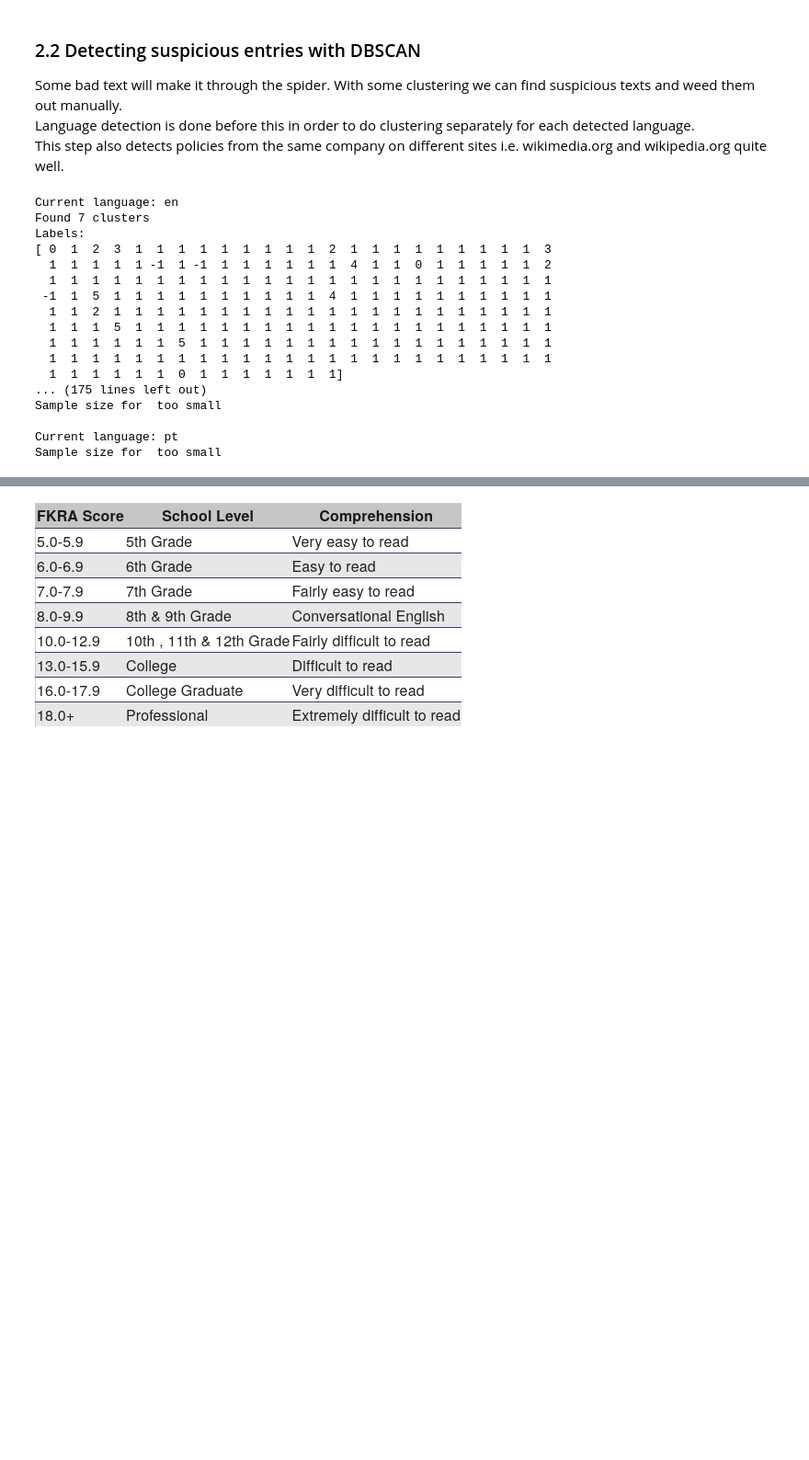
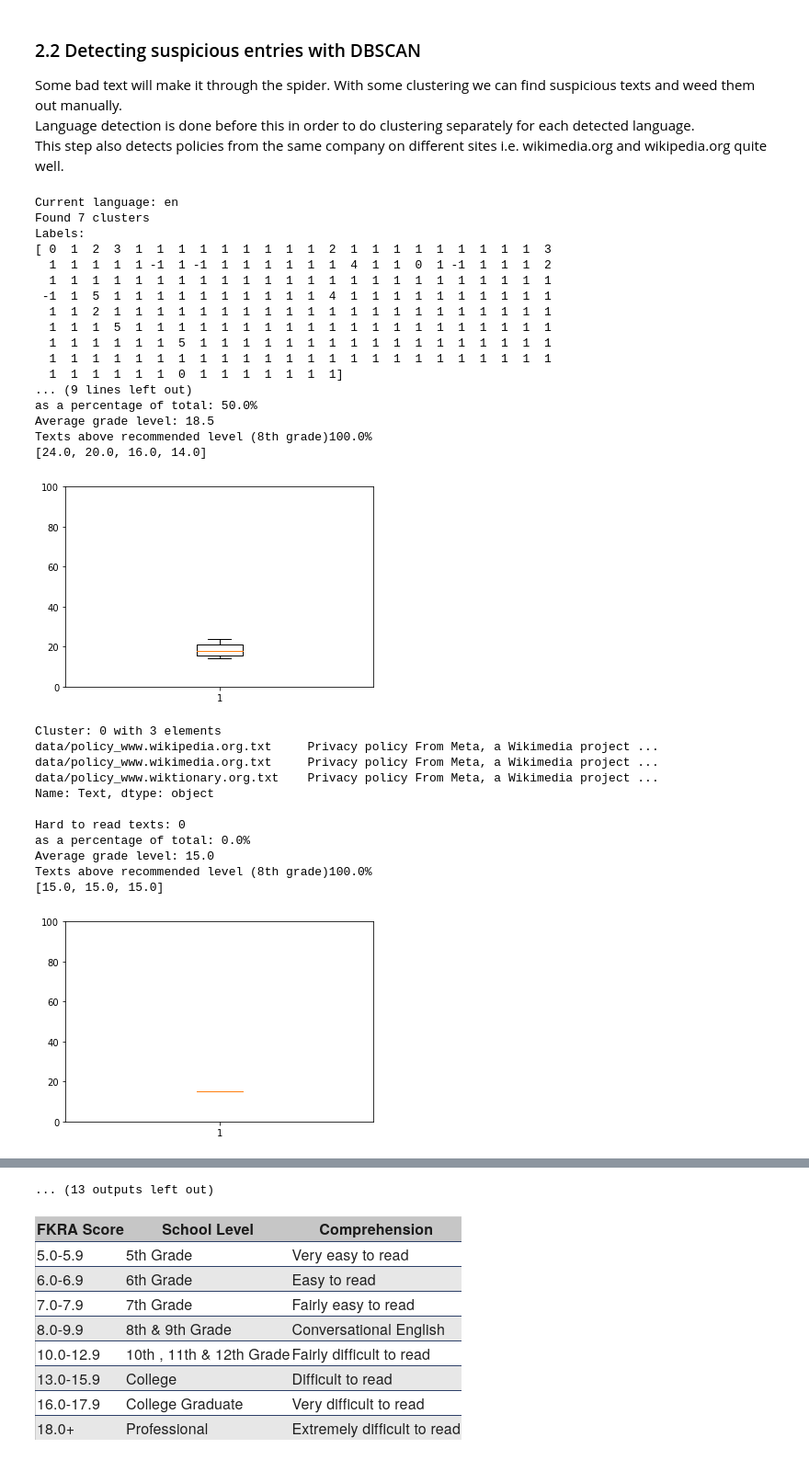
Before and after one commit to gbrsni/policySpider, a Jupyter notebook: Policy analysis.ipynb, the cells around one changed output, grey strips where cells are left out. Shown at 92% size. Saved outputs shown, nothing was run; the diff lists cells and outputs as text; code cells hidden in the pictures; blank space fills up the shorter version.

Commit message:
Added readability score visualizations

```diff
--- a/Policy analysis.ipynb
+++ b/Policy analysis.ipynb
@@ -234,7 +234,12 @@ for lang in langs:
 #         plt.show()
 
         ## Readability analysis
+        ar_readability_scores = []
+
         if lang == "en": ## Readability is only available in english, for now
+            # Set box plot scale
+            plt.ylim(0, 100)
+
             hard_to_read = 0
             above_8th_grade = 0
             avg_grade_level = 0.0
@@ -252,13 +257,18 @@ for lang in langs:
     #                 print(fk.grade_level)
                     hard_to_read = hard_to_read + 1
 
+                ar_readability_scores.append(float(grade_level))
+
             avg_grade_level = round((avg_grade_level / len(cluster_content)), 1)
 
             print("\nHard to read texts: " + str(hard_to_read) + "\n" +
                 "as a percentage of total: "  + str(round((100 * hard_to_read / len(cluster_content)), 1)) + "%\n" +
                  "Average grade level: " + str(avg_grade_level) + "\n" +
-                 "Texts above recommended level (8th grade)" + str(round((100 * above_8th_grade / len(cluster_content)), 1)) + "%")
+                 "Texts above recommended level (8th grade) " + str(round((100 * above_8th_grade / len(cluster_content)), 1)) + "%")
         elif lang == "it":
+            # Set box plot scale
+            plt.ylim(-10, 110)
+
             hard_to_read = 0
             above_8th_grade = 0
             avg_gulpease_index = 0.0
@@ -270,37 +280,55 @@ for lang in langs:
                 if int(gulpease) < 60:
                     above_8th_grade = above_8th_grade + 1
 
                 if gulpease < 40:
                     hard_to_read = hard_to_read + 1
 
+                ar_readability_scores.append(float(gulpease))
+
             avg_gulpease_index = round((avg_gulpease_index / len(cluster_content)), 1)
 
             print("\nHard to read texts: " + str(hard_to_read) + "\n" +
                 "as a percentage of total: "  + str(round((100 * hard_to_read / len(cluster_content)), 1)) + "%\n" +
                  "Average gulpease index: " + str(avg_gulpease_index) + "\n" +
-                 "Texts above recommended level (8th grade rough italian equivalent)" + str(round((100 * above_8th_grade / len(cluster_content)), 1)) + "%")
+                 "Texts above recommended level (8th grade rough italian equivalent) " + str(round((100 * above_8th_grade / len(cluster_content)), 1)) + "%")
 
+        print(ar_readability_scores)
+        plt.boxplot(ar_readability_scores)
+        plt.show()
 
 
         # Would probably be better to visualize these readability scores
 
 
 #     print("Found " + str(len(dissimilar_entries_urls)) + " dissimilar entries")
 # %% [output]
 Current language: en
 Found 7 clusters
 Labels:
 [ 0  1  2  3  1  1  1  1  1  1  1  1  1  2  1  1  1  1  1  1  1  1  1  3
-  1  1  1  1  1 -1  1 -1  1  1  1  1  1  1  4  1  1  0  1  1  1  1  1  2
+  1  1  1  1  1 -1  1 -1  1  1  1  1  1  1  4  1  1  0  1 -1  1  1  1  2
   1  1  1  1  1  1  1  1  1  1  1  1  1  1  1  1  1  1  1  1  1  1  1  1
  -1  1  5  1  1  1  1  1  1  1  1  1  1  4  1  1  1  1  1  1  1  1  1  1
   1  1  2  1  1  1  1  1  1  1  1  1  1  1  1  1  1  1  1  1  1  1  1  1
   1  1  1  5  1  1  1  1  1  1  1  1  1  1  1  1  1  1  1  1  1  1  1  1
   1  1  1  1  1  1  5  1  1  1  1  1  1  1  1  1  1  1  1  1  1  1  1  1
   1  1  1  1  1  1  1  1  1  1  1  1  1  1  1  1  1  1  1  1  1  1  1  1
   1  1  1  1  1  1  0  1  1  1  1  1  1  1]
-... (175 lines left out)
-Sample size for  too small
-
-Current language: pt
-Sample size for  too small
+... (9 lines left out)
+as a percentage of total: 50.0%
+Average grade level: 18.5
+Texts above recommended level (8th grade)100.0%
+[24.0, 20.0, 16.0, 14.0]
+[figure, added]
+Cluster: 0 with 3 elements
+data/policy_www.wikipedia.org.txt     Privacy policy From Meta, a Wikimedia project ...
+data/policy_www.wikimedia.org.txt     Privacy policy From Meta, a Wikimedia project ...
+data/policy_www.wiktionary.org.txt    Privacy policy From Meta, a Wikimedia project ...
+Name: Text, dtype: object
+
+Hard to read texts: 0
+as a percentage of total: 0.0%
+Average grade level: 15.0
+Texts above recommended level (8th grade)100.0%
+[15.0, 15.0, 15.0]
+[figure, added]
@@ -307,3 +390,4 @@ Sample size for  too small
+... (13 outputs left out)
 # %%
 # db_df = pd.DataFrame(data = {"Cluster" : db.labels_,
 #                              "Text" : df_texts_in_lang.Text},
```
Also changed, not shown: parts of 1 cell of this notebook.
